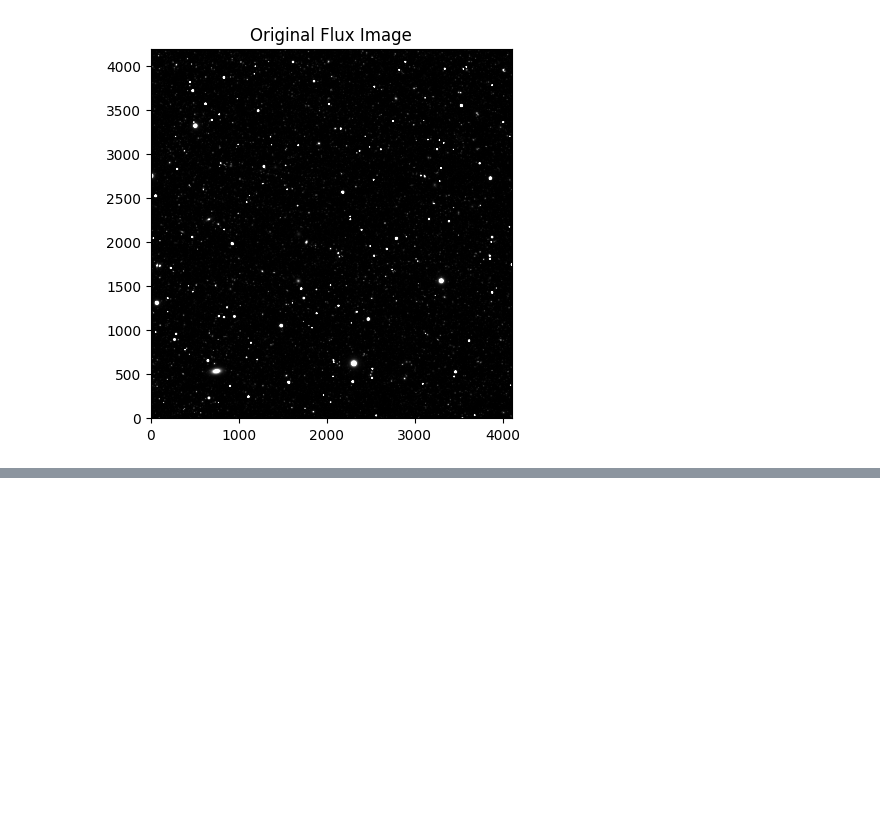
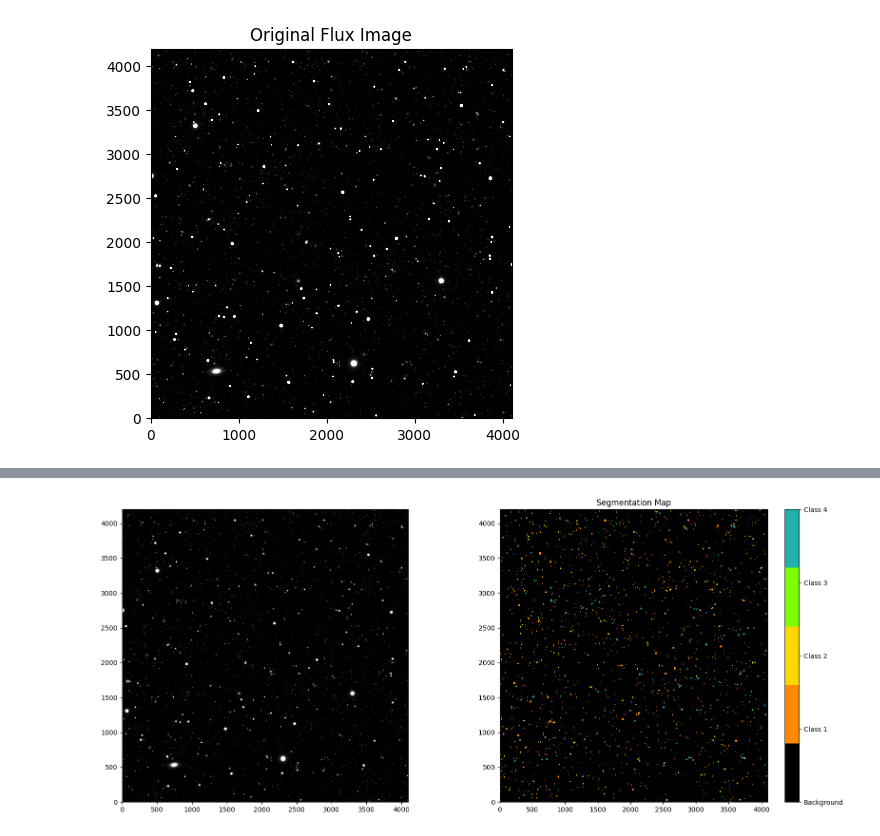
Before and after one commit to sierrajanson/Comp_Astro_Lab-Rubin, a Jupyter notebook: program/displaying_segmaps.ipynb, the cells around one changed output, grey strips where cells are left out. Saved outputs shown, nothing was run; the diff lists cells and outputs as text; code cells hidden in the pictures; blank space fills up the shorter version.

```diff
--- a/program/displaying_segmaps.ipynb
+++ b/program/displaying_segmaps.ipynb
@@ -65,0 +35,19 @@ plt.show()
+# %%
+cmaps = [ListedColormap(["black","darkorange", "gold", "lawngreen", "lightseagreen"])]
+data = onion_img
+
+
+n = len(cmaps) +1
+fig, axs = plt.subplots(1, n, figsize=(20,8))
+axs[0].imshow(flux_image,vmin=0,vmax=1,cmap='gray', origin='lower');
+
+
+for [ax, cmap] in zip(axs[1:].flat, cmaps):
+    psm = ax.pcolormesh(data, cmap=cmap, vmin=0, vmax=4)
+    cbar = fig.colorbar(psm, ax=ax, ticks=[0,1,2,3,4])
+    cbar.ax.set_yticklabels(['Background','Class 1', 'Class 2', 'Class 3', 'Class 4'])
+
+plt.title("Segmentation Map")
+plt.show()
+# %% [output]
+[figure, added]
```
Also changed, not shown: parts of 4 cells of this notebook, 2 other files.
